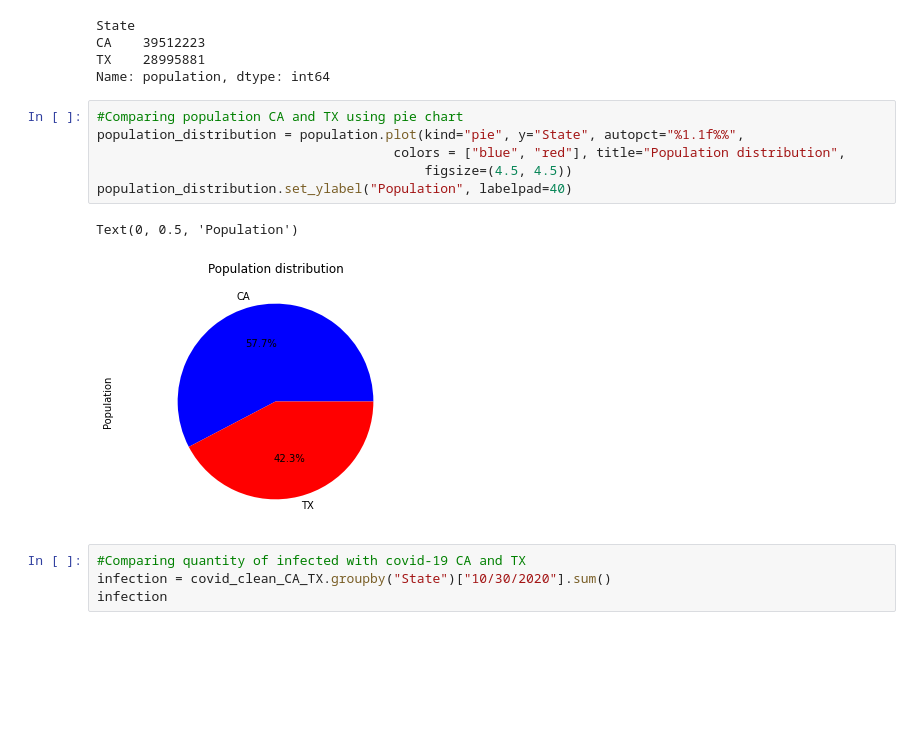
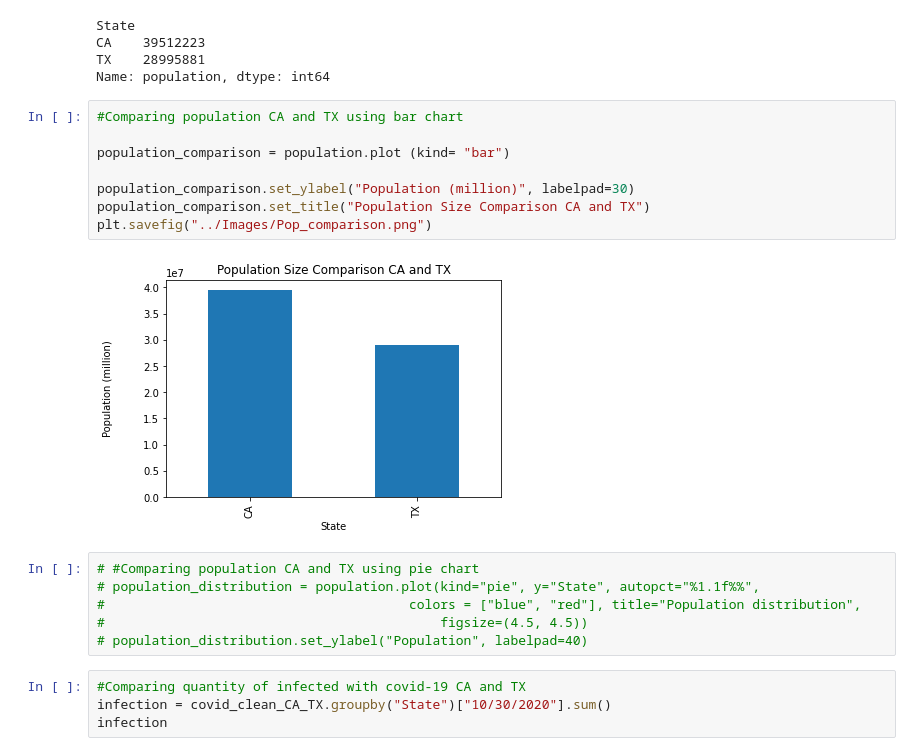
Before and after one commit to shadiaduery/bootcamp-group_project-1, a Jupyter notebook: Analysis/covid19_us_cases.ipynb, the cells around one changed output. Drawn from its saved outputs; the diff is of its cells as text; blank space fills up the shorter version.

```diff
--- a/Analysis/covid19_us_cases.ipynb
+++ b/Analysis/covid19_us_cases.ipynb
@@ -210,15 +242,22 @@ State
 CA    39512223
 TX    28995881
 Name: population, dtype: int64
+# %%
+#Comparing population CA and TX using bar chart
+
+population_comparison = population.plot (kind= "bar")
+
+population_comparison.set_ylabel("Population (million)", labelpad=30)
+population_comparison.set_title("Population Size Comparison CA and TX")
+plt.savefig("../Images/Pop_comparison.png")
+# %% [output]
+[figure, added]
 # %%
-#Comparing population CA and TX using pie chart
-population_distribution = population.plot(kind="pie", y="State", autopct="%1.1f%%",
-                                      colors = ["blue", "red"], title="Population distribution",
-                                          figsize=(4.5, 4.5))
-population_distribution.set_ylabel("Population", labelpad=40)
+# #Comparing population CA and TX using pie chart
+# population_distribution = population.plot(kind="pie", y="State", autopct="%1.1f%%",
+#                                       colors = ["blue", "red"], title="Population distribution",
+#                                           figsize=(4.5, 4.5))
+# population_distribution.set_ylabel("Population", labelpad=40)
-# %% [output]
-Text(0, 0.5, 'Population')
-[figure, removed]
 # %%
 #Comparing quantity of infected with covid-19 CA and TX
 infection = covid_clean_CA_TX.groupby("State")["10/30/2020"].sum()
```
Also changed, not shown: parts of 11 cells of this notebook, 2 other files.
